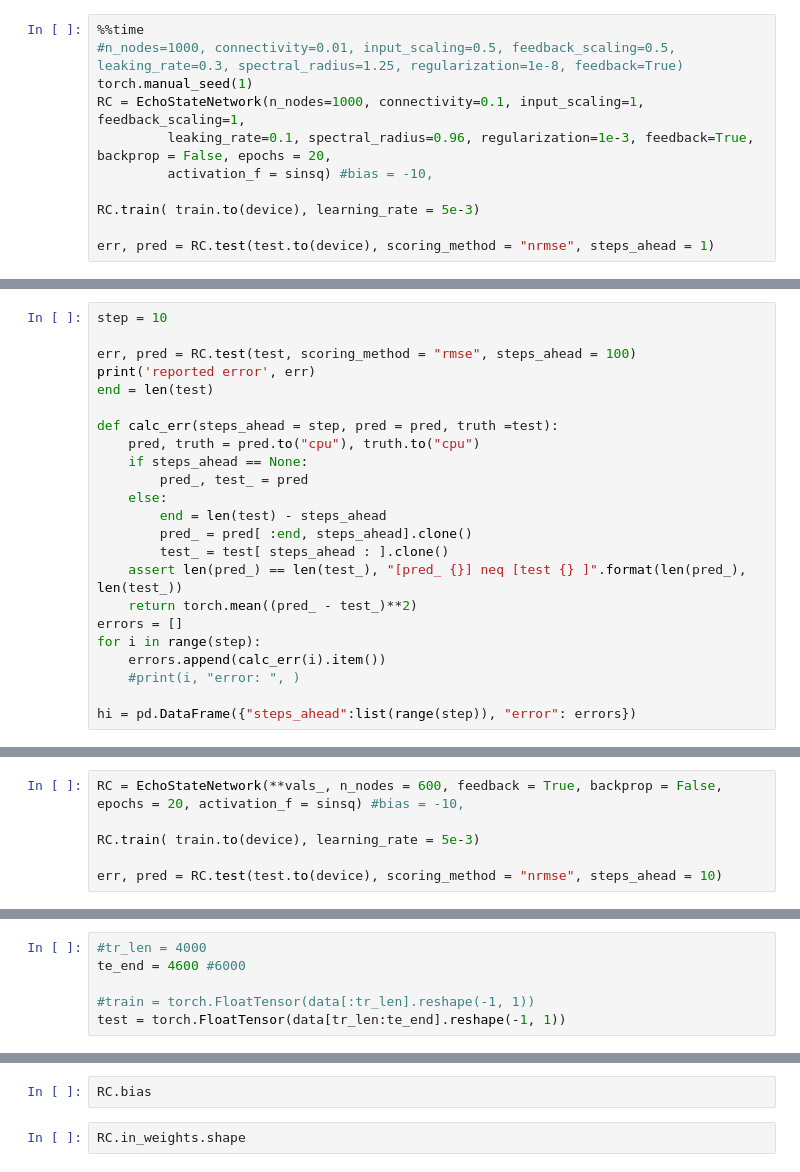
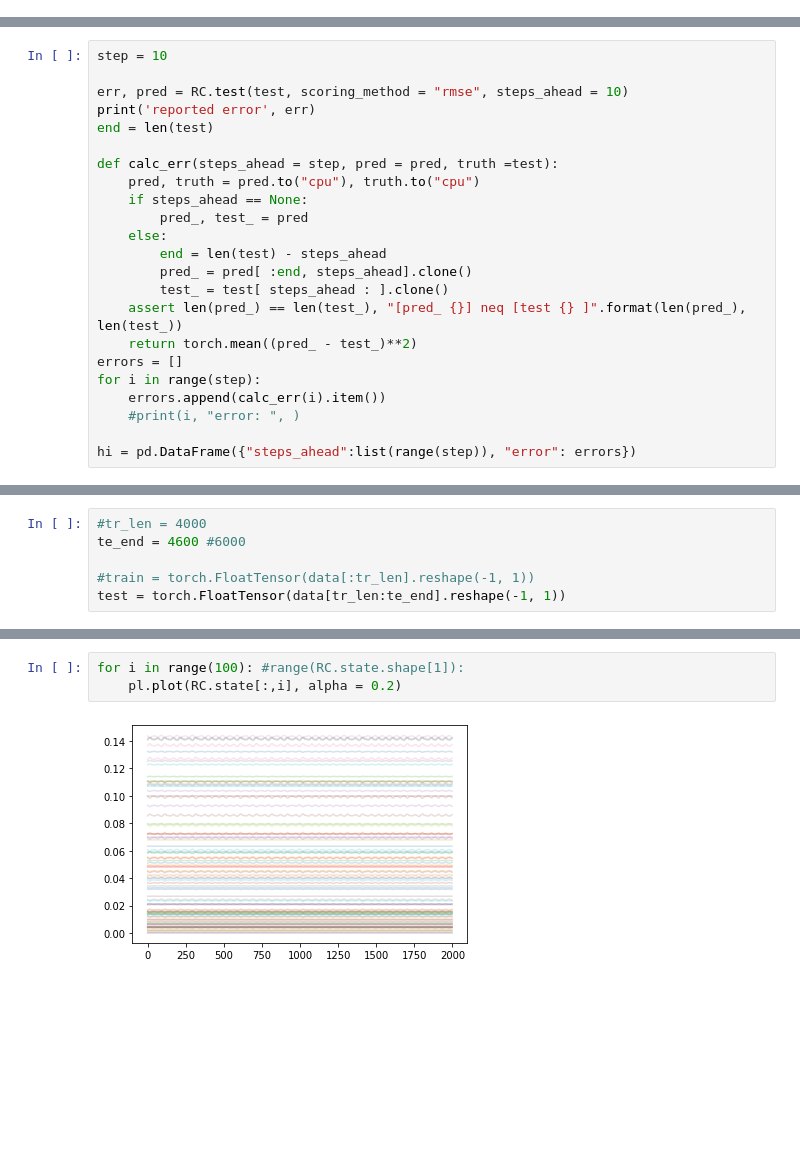
Before and after one commit to blindedjoy/RcTorch, a Jupyter notebook: turbo_1.ipynb, the cells around one changed output, grey strips where cells are left out. Saved outputs shown, nothing was run; the diff lists cells and outputs as text; blank space fills up the shorter version.

```diff
--- a/turbo_1.ipynb
+++ b/turbo_1.ipynb
@@ -1042,11 +165,0 @@ class EchoStateNetwork(nn.Module):
-# %%
-%%time
-#n_nodes=1000, connectivity=0.01, input_scaling=0.5, feedback_scaling=0.5, leaking_rate=0.3, spectral_radius=1.25, regularization=1e-8, feedback=True)
-torch.manual_seed(1)
-RC = EchoStateNetwork(n_nodes=1000, connectivity=0.1, input_scaling=1, feedback_scaling=1,
-         leaking_rate=0.1, spectral_radius=0.96, regularization=1e-3, feedback=True, backprop = False, epochs = 20,
-         activation_f = sinsq) #bias = -10,
-
-RC.train( train.to(device), learning_rate = 5e-3)
-
-err, pred = RC.test(test.to(device), scoring_method = "nrmse", steps_ahead = 1)
@@ -1056,7 +166,7 @@ err, pred = RC.test(test.to(device), scoring_method = "nrmse", steps_ahead = 1)
 # %%
 step = 10
 
-err, pred = RC.test(test, scoring_method = "rmse", steps_ahead = 100)
+err, pred = RC.test(test, scoring_method = "rmse", steps_ahead = 10)
 print('reported error', err)
 end = len(test)
 
@@ -2563,8 +302,2 @@ vals_
-# %%
-RC = EchoStateNetwork(**vals_, n_nodes = 600, feedback = True, backprop = False, epochs = 20, activation_f = sinsq) #bias = -10,
-
-RC.train( train.to(device), learning_rate = 5e-3)
-
-err, pred = RC.test(test.to(device), scoring_method = "nrmse", steps_ahead = 10)
 # %%
 sns.heatmap(pred.cpu().numpy())
@@ -2821,4 +408,5 @@ plt.show()
-# %%
-RC.bias
-# %%
-RC.in_weights.shape
+# %%
+for i in range(100): #range(RC.state.shape[1]):
+    pl.plot(RC.state[:,i], alpha = 0.2)
+# %% [output]
+[figure, added]
```
Also changed, not shown: parts of 61 cells of this notebook, 2 other files.
